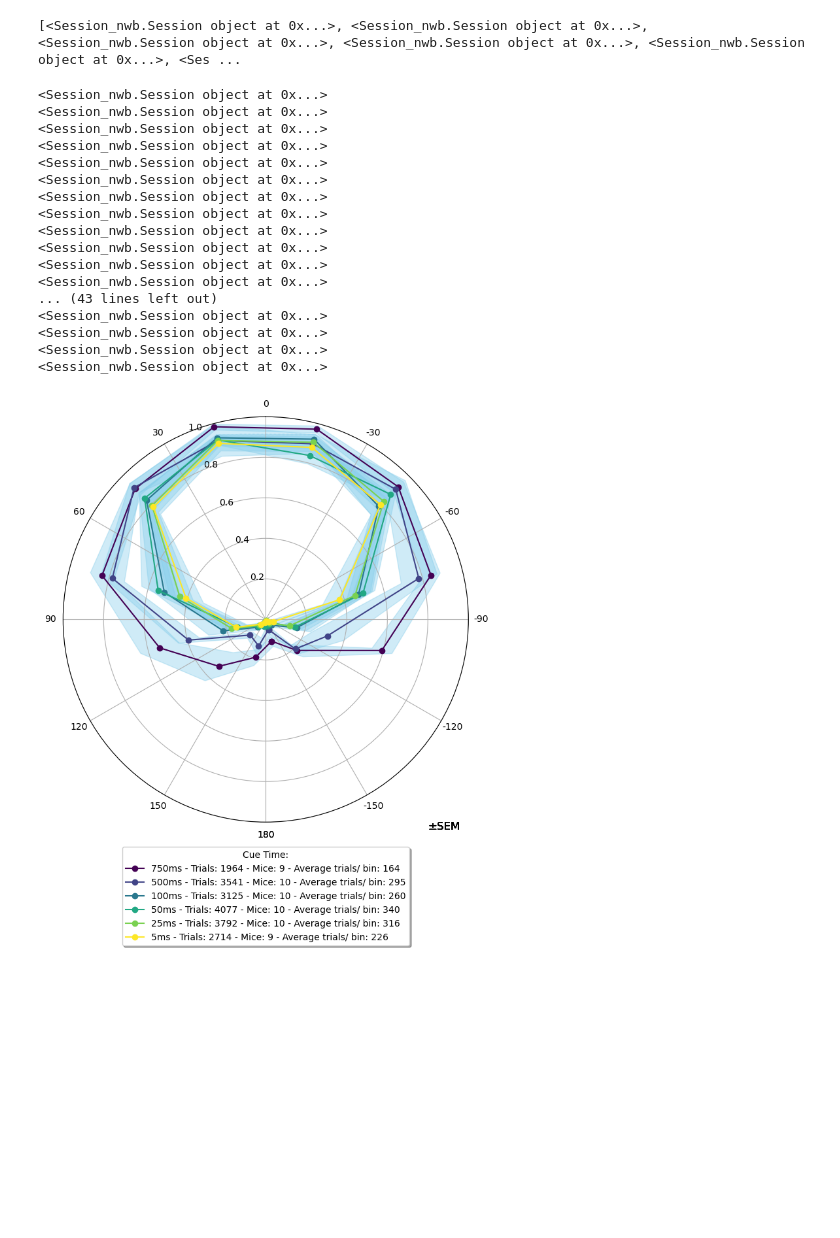
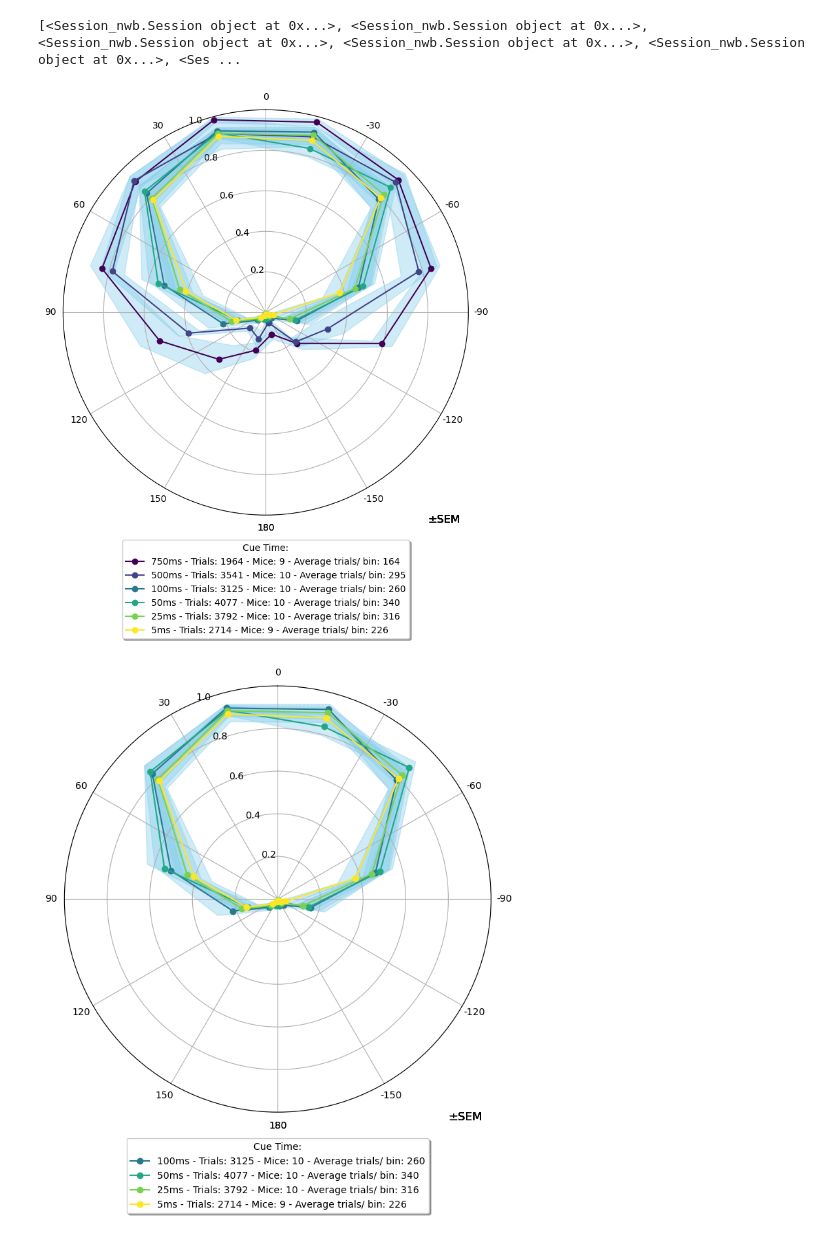
Before and after one commit to stef1029/hex_behav_analysis, a Jupyter notebook: PP_analysis_notebook_July_cohort.ipynb, the cells around one changed output. Drawn from its saved outputs; the diff is of its cells as text; code cells hidden in the pictures; blank space fills up the shorter version.

```diff
--- a/PP_analysis_notebook_July_cohort.ipynb
+++ b/PP_analysis_notebook_July_cohort.ipynb
@@ -88,3 +71,8 @@ total_wait_catch = wait_catch_day_1 + wait_catch_day_2
 LED_catch_day_1 = [session for session in phases['10'] if session[:6] == '240807']
 LED_catch_day_2 = [session for session in phases['10'] if session[:6] == '240808']
 total_LED_catch = LED_catch_day_1 + LED_catch_day_2
+# %%
+wait_catch_day_1_exclusion = ['240805_182539_wtjp254-4b']
+
+session = Session(cohort.get_session(wait_catch_day_1[0]))
+# wait_catch_day_1_sessions = [Session(cohort.get_session(session)) for session in wait_catch_day_1 if session not in wait_catch_day_1_exclusion]
@@ -193,32 +201,27 @@ import PP_plot_cue_time_experiment
 # %%
 sessions = [cue_group_750ms_sessions, cue_group_500ms_sessions, day_2_100ms_sessions, cue_group_50ms_sessions, cue_group_25ms_sessions, cue_group_5ms_sessions]
 cue_times = ['750ms', '500ms', '100ms', '50ms', '25ms', '5ms']
 
 importlib.reload(PP_plot_cue_time_experiment)
 
 PP_plot_cue_time_experiment.plot_performance_by_angle(sessions,
                                                       cue_times,
                                                       title = '',
                                                       bin_mode = 'manual',
                                                       trials_per_bin=100,
                                                       plot_mode='radial',
                                                       error_bars='SEM')
+
+sessions = [day_2_100ms_sessions, cue_group_50ms_sessions, cue_group_25ms_sessions, cue_group_5ms_sessions]
+cue_times = ['100ms', '50ms', '25ms', '5ms']
+
+PP_plot_cue_time_experiment.plot_performance_by_angle(sessions,
+                                                      cue_times,
+                                                      title = '',
+                                                      bin_mode = 'manual',
+                                                      trials_per_bin=100,
+                                                      plot_mode='radial',
+                                                      error_bars='SEM')
 # %% [output]
-<Session_nwb.Session object at 0x...>
-<Session_nwb.Session object at 0x...>
-<Session_nwb.Session object at 0x...>
-<Session_nwb.Session object at 0x...>
-<Session_nwb.Session object at 0x...>
-<Session_nwb.Session object at 0x...>
-<Session_nwb.Session object at 0x...>
-<Session_nwb.Session object at 0x...>
-<Session_nwb.Session object at 0x...>
-<Session_nwb.Session object at 0x...>
-<Session_nwb.Session object at 0x...>
-<Session_nwb.Session object at 0x...>
-... (43 lines left out)
-<Session_nwb.Session object at 0x...>
-<Session_nwb.Session object at 0x...>
-<Session_nwb.Session object at 0x...>
-<Session_nwb.Session object at 0x...>
 [figure]
+[figure, added]
```
Also changed, not shown: parts of 5 cells of this notebook, 2 other files.
